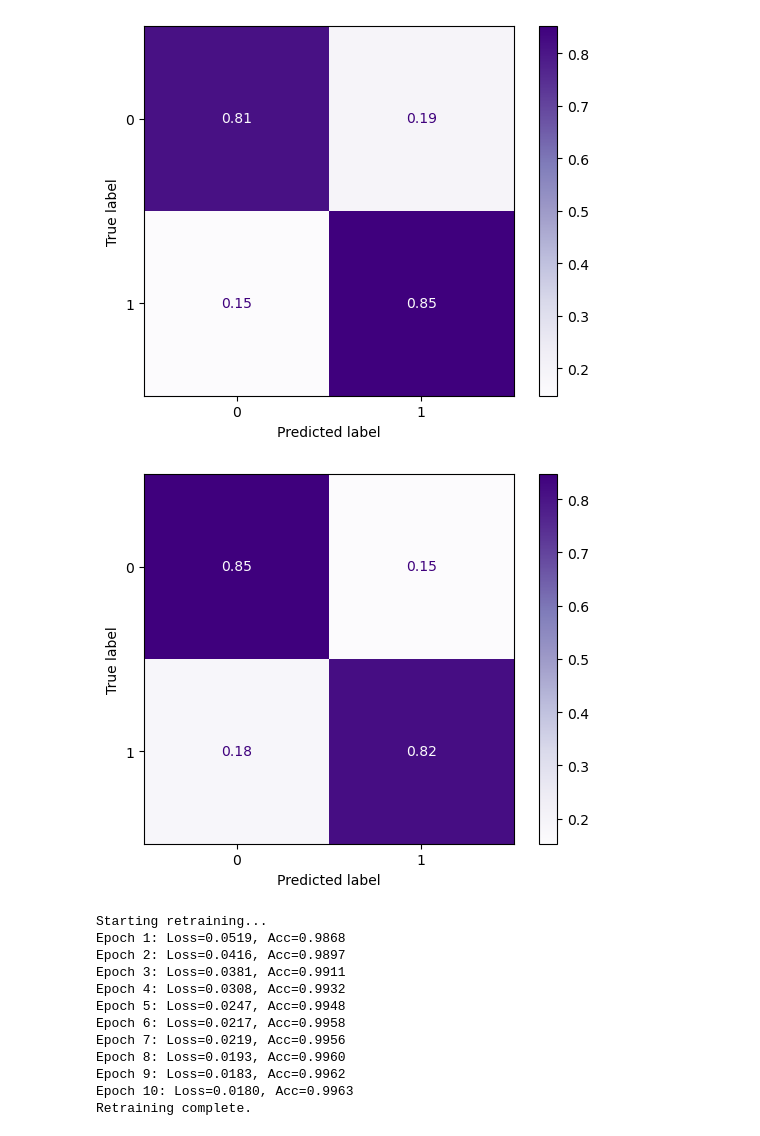
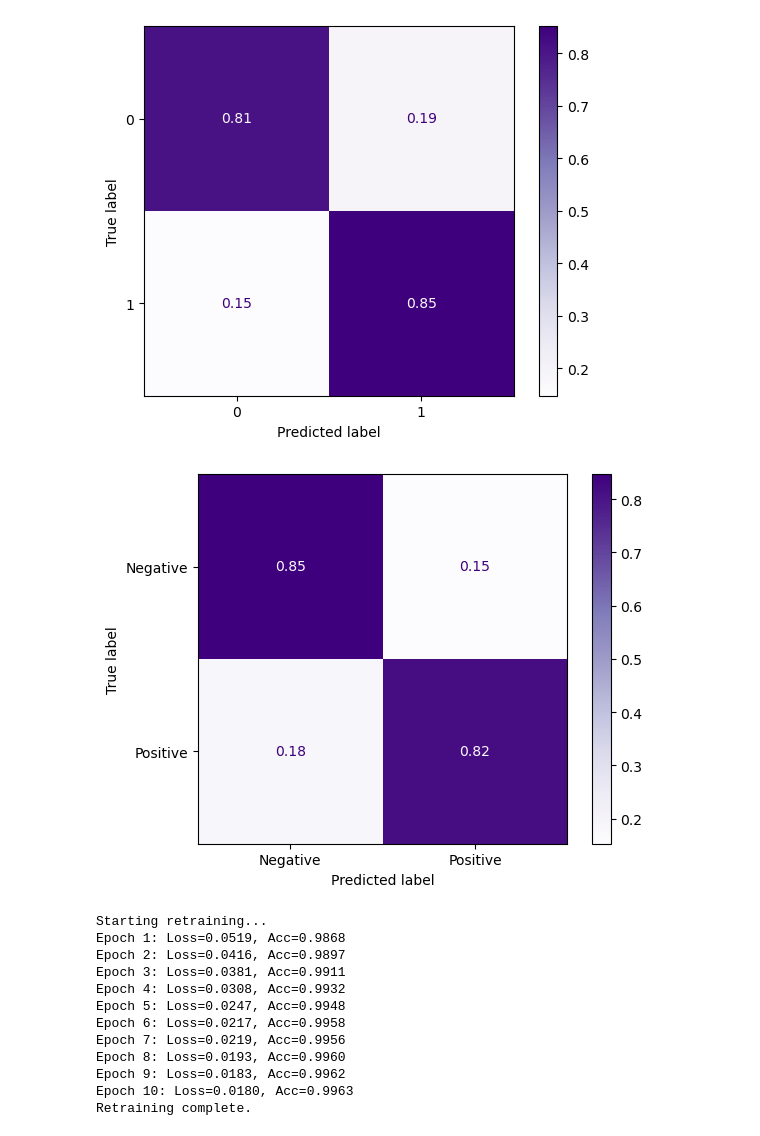
Before and after one commit to data-alch3m1st/PyTorch_tinkering, a Jupyter notebook: experimenting_code/PyTorch_NLP__IMDB_Large.ipynb, the cells around one changed output. Cells and saved outputs as stored; diff of their text form; code cells hidden in the pictures.

```diff
--- a/experimenting_code/PyTorch_NLP__IMDB_Large.ipynb
+++ b/experimenting_code/PyTorch_NLP__IMDB_Large.ipynb
@@ -288,10 +292,11 @@ print('\n')
 # %%
 ConfusionMatrixDisplay.from_predictions(
     all_labels, all_preds
     , normalize='true', cmap='Purples'
+    , display_labels=["Negative", "Positive"]
 );
 # %% [output]
-[figure, old version]
+[figure, new version]
 # %%
 # Function to retrain the model
 def retrain_model(model, train_loader, criterion, optimizer, device, epochs=5):
```
Also changed, not shown: parts of 2 cells of this notebook.
